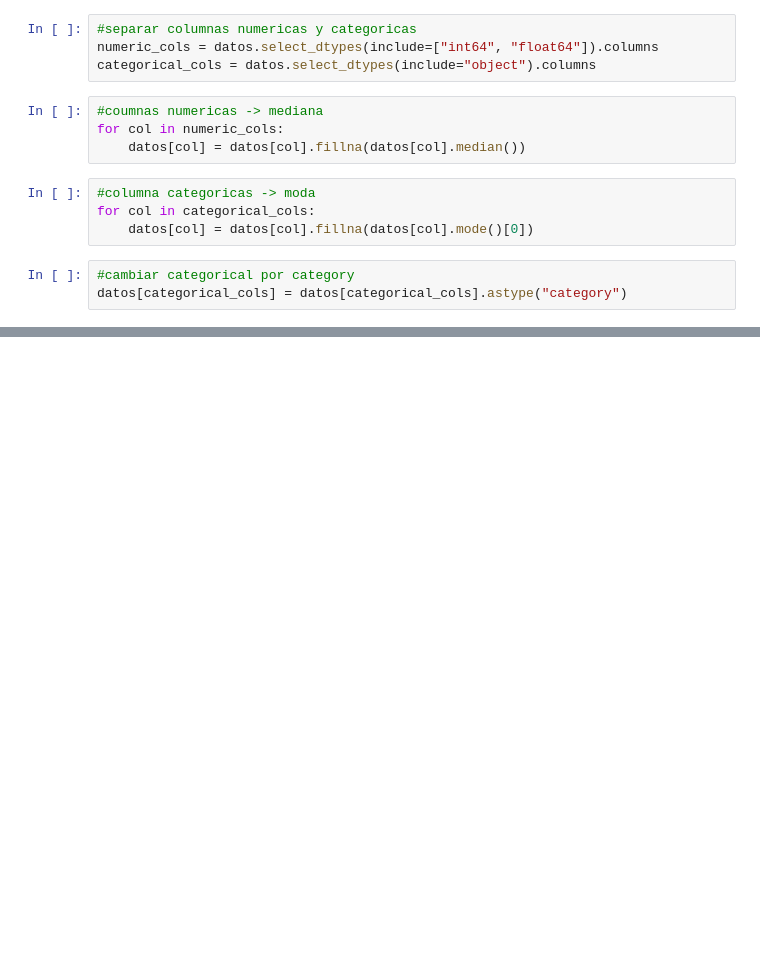
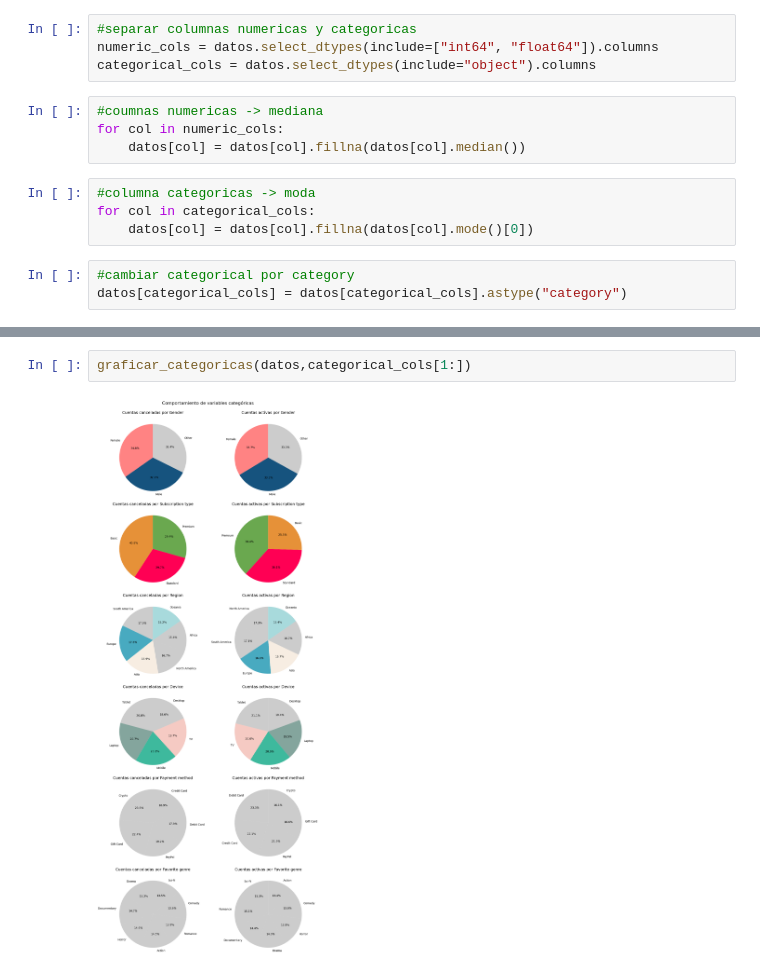
Before and after one commit to ONE-G8-Team53/g8e53_data_science, a Jupyter notebook: notebooks/NB01_data_science_churn.ipynb, the cells around one changed output, grey strips where cells are left out. Drawn from its saved outputs; the diff is of its cells as text; blank space fills up the shorter version.

Commit message:
feature/DATA-007 Graphs added by Emmanuel

```diff
--- a/notebooks/NB01_data_science_churn.ipynb
+++ b/notebooks/NB01_data_science_churn.ipynb
@@ -103,0 +223,4 @@ memory usage: 482.0 KB
+# %%
+graficar_categoricas(datos,categorical_cols[1:])
+# %% [output]
+[figure, added]
```
Also changed, not shown: parts of 7 cells of this notebook.
